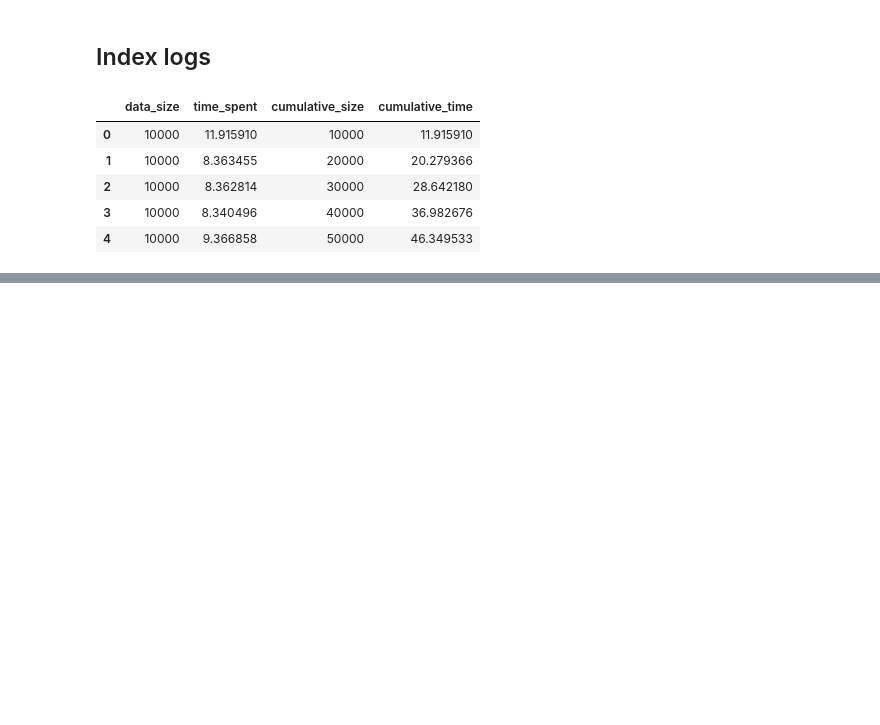
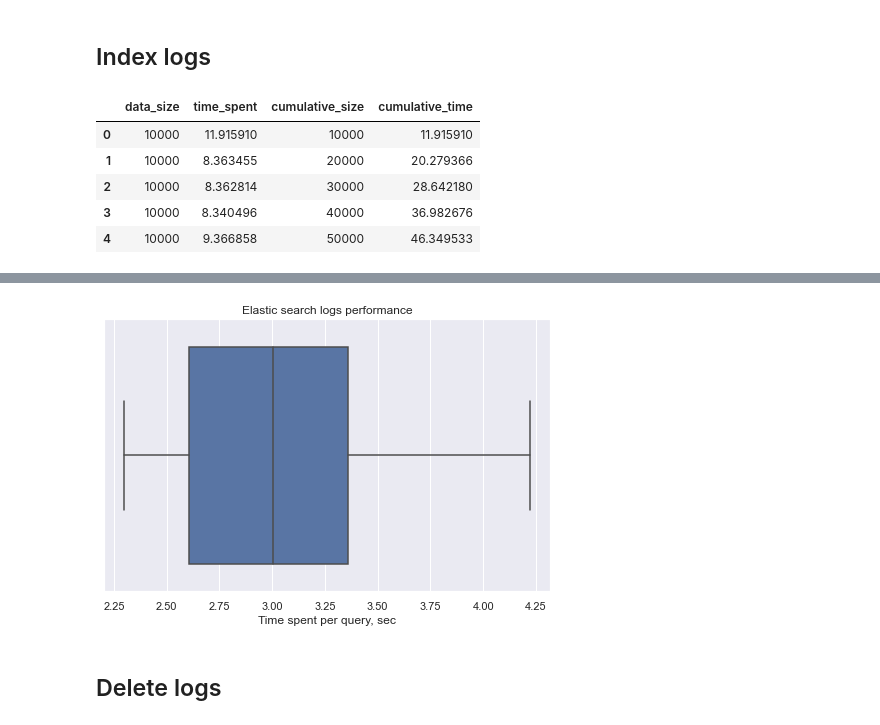
Before and after one commit to reportportal/es-logs-service, a Jupyter notebook: notebooks/performance_visualization.ipynb, the cells around one changed output, grey strips where cells are left out. Cells and saved outputs as stored; diff of their text form; code cells hidden in the pictures; blank space fills up the shorter version.

```diff
--- a/notebooks/performance_visualization.ipynb
+++ b/notebooks/performance_visualization.ipynb
@@ -56,0 +87,14 @@ plt.show()
+# %%
+search_logs_path = lambda db: Path(data_folder, f"search_logs_{db}_10000000_100.pickle")
+# %%
+es_search_logs = load_data(search_logs_path("elasticsearch"))["performance_results"]
+# %%
+plt.figure(figsize=(8, 5))
+plt.title("Elastic search logs performance")
+sns.boxplot(x=es_search_logs)
+plt.xlabel("Time spent per query, sec")
+plt.show()
+# %% [output]
+[figure, added]
+# %% [markdown]
+## Delete logs
```
Also changed, not shown: parts of 13 cells of this notebook.
